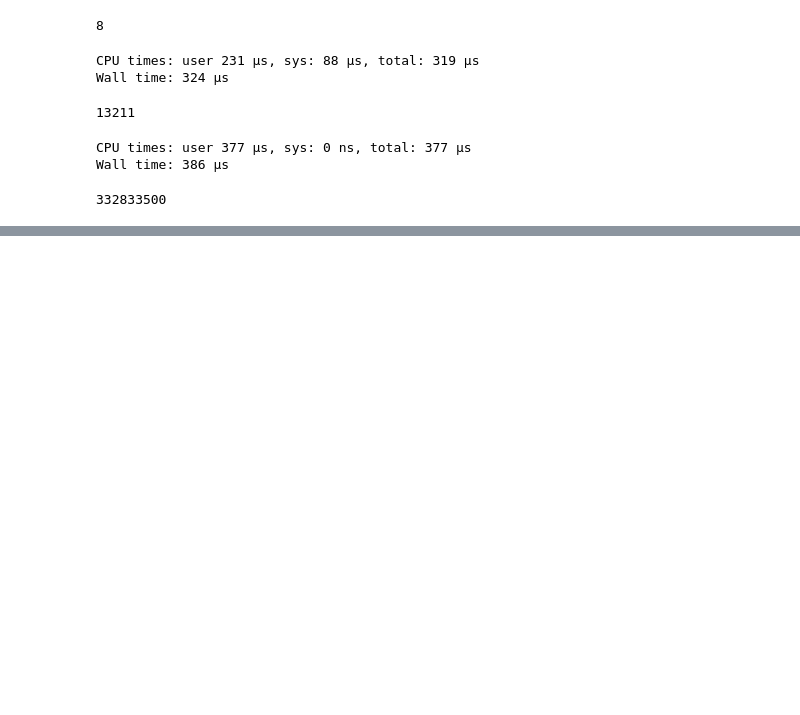
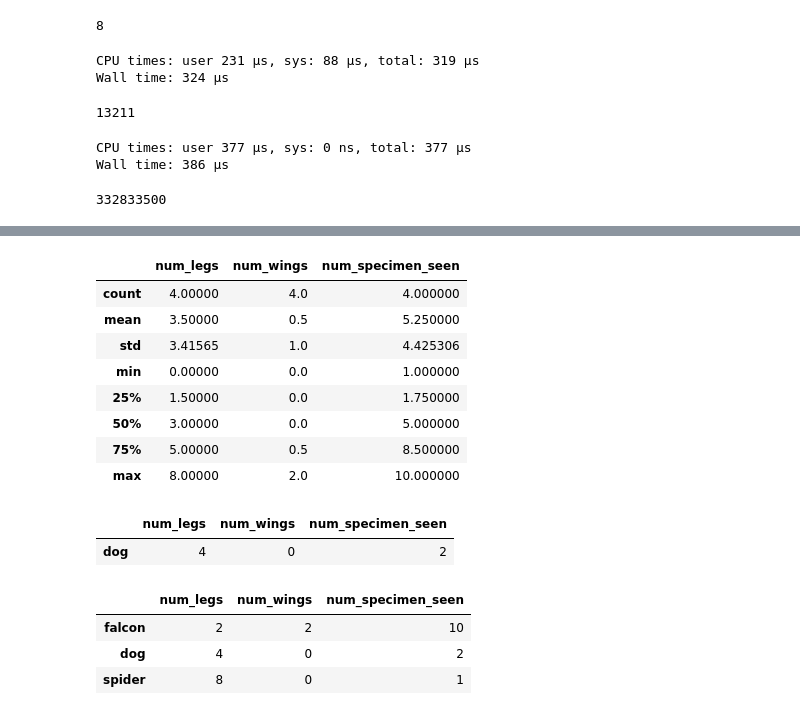
Before and after one commit to kryptoatom/jupyter-tutorial, a Jupyter notebook: tutorial.ipynb, the cells around one changed output, grey strips where cells are left out. Drawn from its saved outputs; the diff is of its cells as text; code cells hidden in the pictures; blank space fills up the shorter version.

```diff
--- a/tutorial.ipynb
+++ b/tutorial.ipynb
@@ -213,0 +292,8 @@ Wall time: 386 µs
+# %%
+# a lot like table
+df = pd.DataFrame({
+    'num_legs': [2, 4, 8, 0],
+    'num_wings': [2, 0, 0, 0],
+    'num_specimen_seen': [10, 2, 1, 8]},
+    index=['falcon', 'dog', 'spider', 'fish'])
+df
@@ -213,0 +361,24 @@ Wall time: 386 µs
+# %%
+df.describe()
+# %% [output]
+|  | num_legs | num_wings | num_specimen_seen |
+| count | 4.00000 | 4.0 | 4.000000 |
+| mean | 3.50000 | 0.5 | 5.250000 |
+| std | 3.41565 | 1.0 | 4.425306 |
+| min | 0.00000 | 0.0 | 1.000000 |
+| 25% | 1.50000 | 0.0 | 1.750000 |
+| 50% | 3.00000 | 0.0 | 5.000000 |
+| 75% | 5.00000 | 0.5 | 8.500000 |
+| max | 8.00000 | 2.0 | 10.000000 |
+# %%
+df.loc[(df['num_legs'] > 3) & (df['num_specimen_seen'] % 2 == 0)]
+# %% [output]
+|  | num_legs | num_wings | num_specimen_seen |
+| dog | 4 | 0 | 2 |
+# %%
+df.drop('fish')
+# %% [output]
+|  | num_legs | num_wings | num_specimen_seen |
+| falcon | 2 | 2 | 10 |
+| dog | 4 | 0 | 2 |
+| spider | 8 | 0 | 1 |
```
Also changed, not shown: parts of 30 cells of this notebook.
